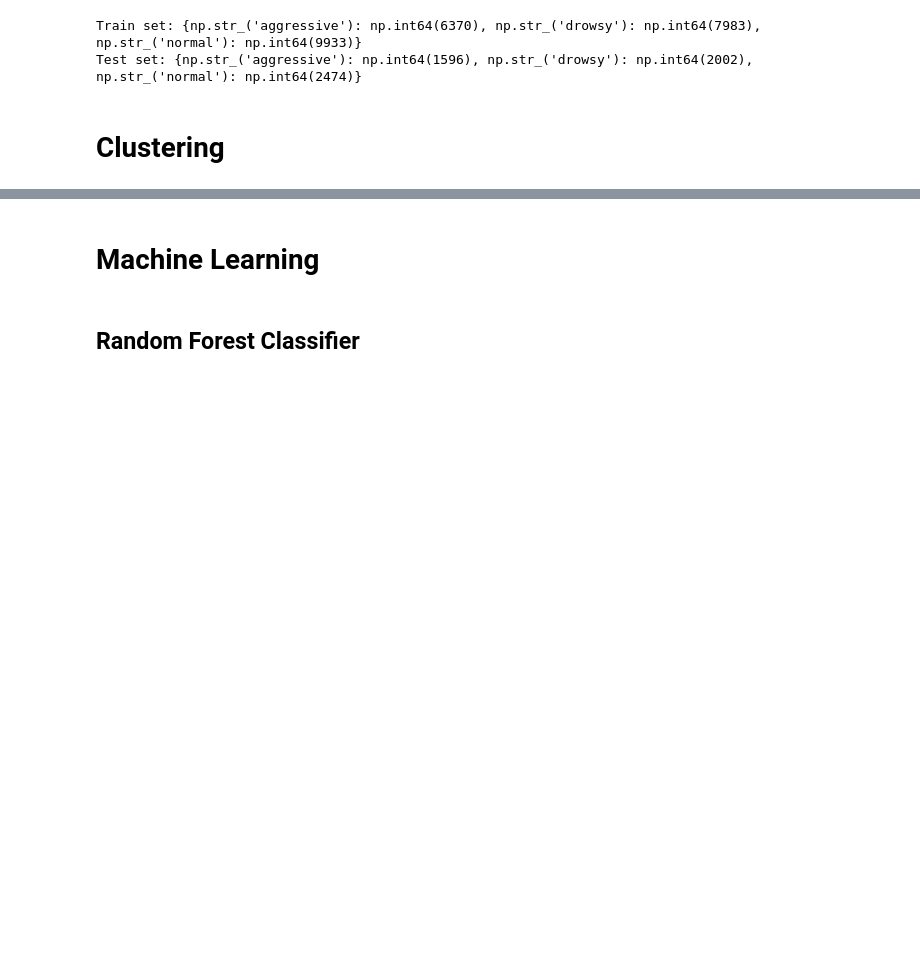
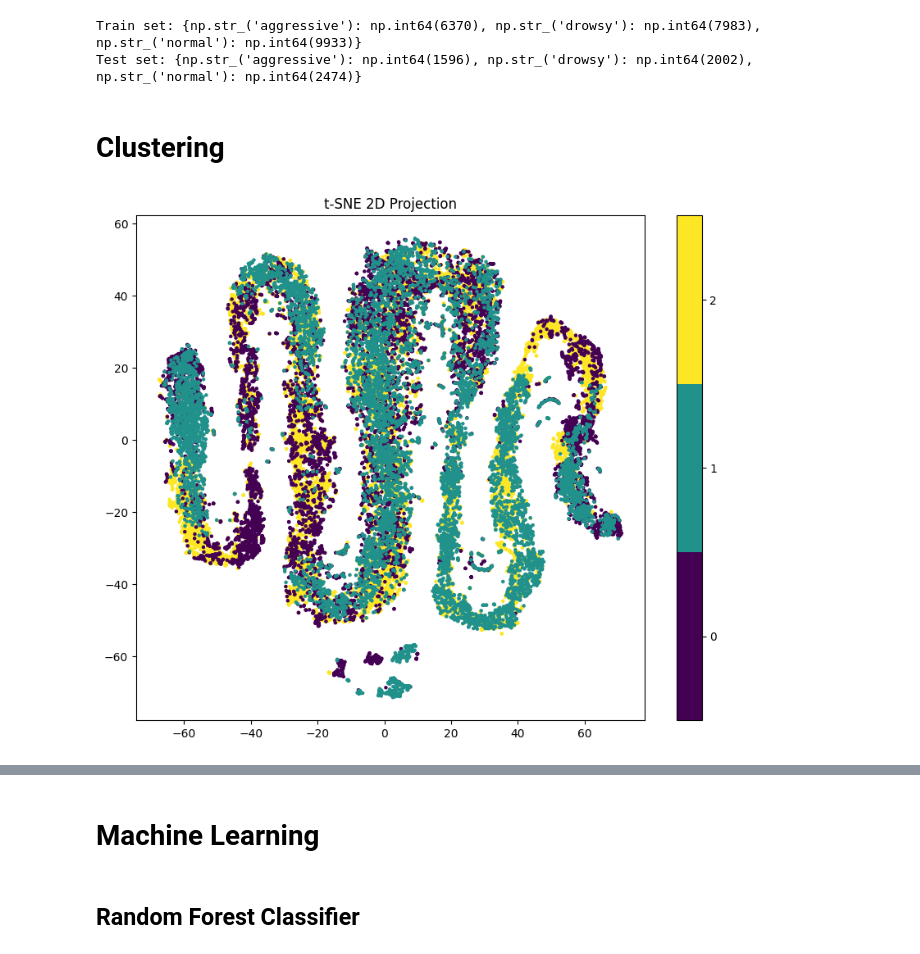
Before and after one commit to RenanFlorencio/DBdatasets, a Jupyter notebook: UAH-driveset/UAHDriveSet.ipynb, the cells around one changed output, grey strips where cells are left out. Drawn from its saved outputs; the diff is of its cells as text; code cells hidden in the pictures; blank space fills up the shorter version.

```diff
--- a/UAH-driveset/UAHDriveSet.ipynb
+++ b/UAH-driveset/UAHDriveSet.ipynb
@@ -184,7 +185,8 @@ def encode(y):
 window_size = 10
 step_size = 10
 X, y = create_sliding_windows(df_acc, window_size, step_size) # This will create the sliding windows with a 2D X and 1D y
-y = encode(y)
+X_scaled = StandardScaler().fit_transform(X)
+y_encoded = encode(y)
 
 X.shape, y.shape
 # %% [output]
@@ -213,3 +230,7 @@ def visualize_tsne_2d(data, y_numeric, perplexity=30, learning_rate=200):
     plt.colorbar(boundaries=np.arange(len(np.unique(y_numeric))+1)-0.5).set_ticks(np.arange(len(np.unique(y_numeric))))
     plt.title('t-SNE 2D Projection')
     plt.show()
+# %%
+visualize_tsne_2d(X_scaled, y_encoded, perplexity=30, learning_rate=200)
+# %% [output]
+[figure, added]
```
Also changed, not shown: parts of 4 cells of this notebook.
